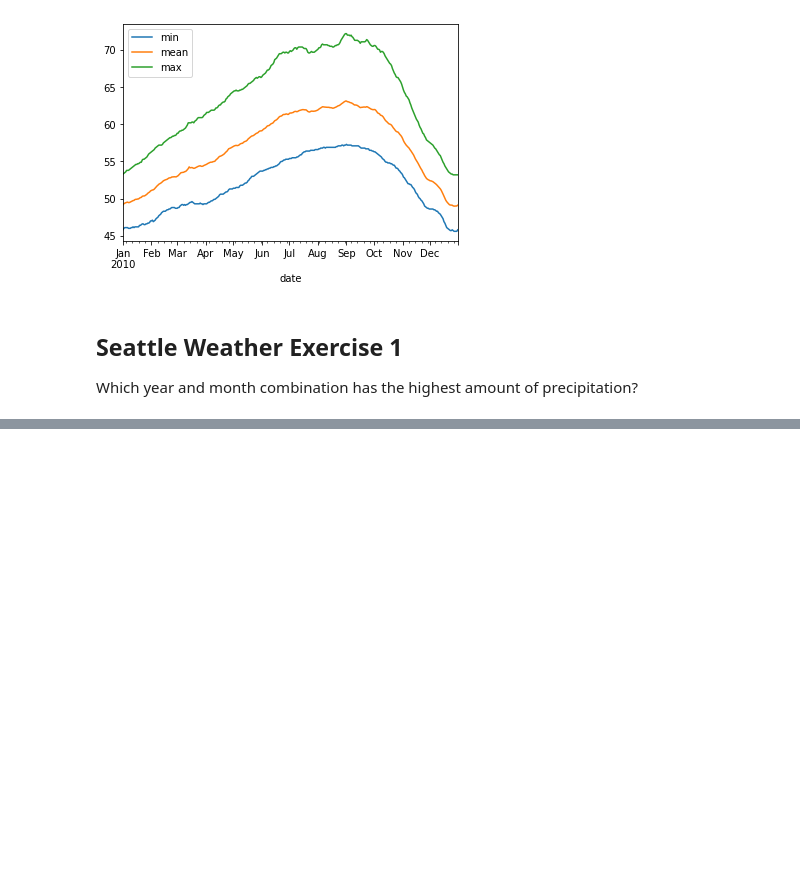
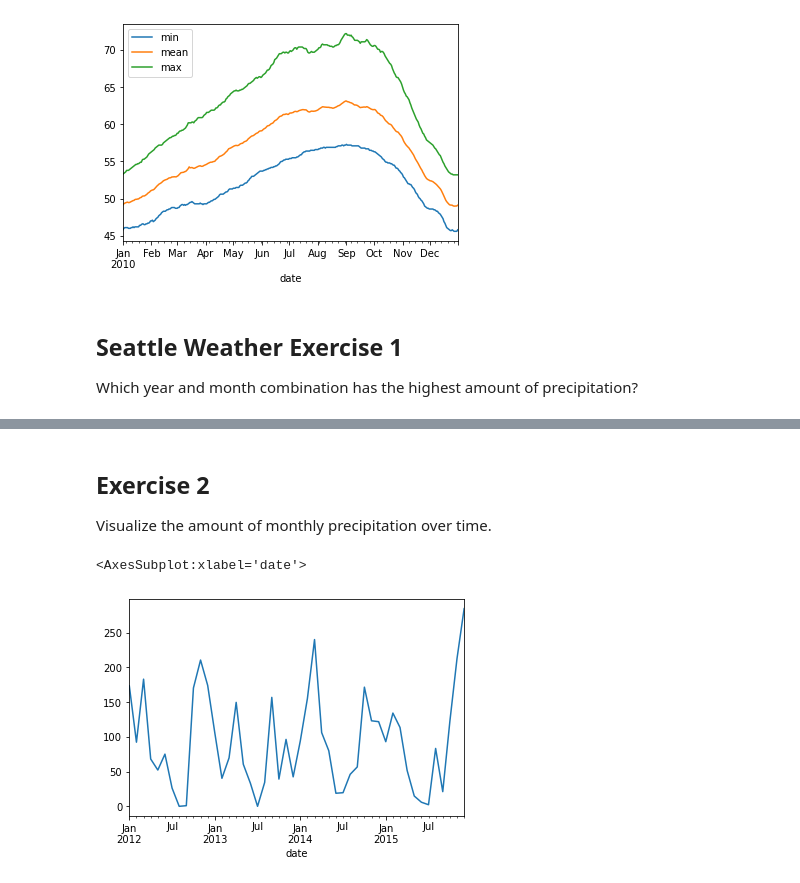
Before and after one commit to lainslie-18/time-series-exercises, a Jupyter notebook: time_series.ipynb, the cells around one changed output, grey strips where cells are left out. Saved outputs shown, nothing was run; the diff lists cells and outputs as text; code cells hidden in the pictures; blank space fills up the shorter version.

```diff
--- a/time_series.ipynb
+++ b/time_series.ipynb
@@ -255,0 +287,4 @@ Which year and month combination has the highest amount of precipitation?
+# %%
+# set date column as index
+df = df.set_index('date').sort_index()
+df.head()
@@ -255,0 +304,10 @@ Which year and month combination has the highest amount of precipitation?
+# %% [markdown]
+## Exercise 2
+
+Visualize the amount of monthly precipitation over time.
+# %%
+# downsample to sum of each month's precipitation and visualize
+df.resample('M').precipitation.sum().plot()
+# %% [output]
+<AxesSubplot:xlabel='date'>
+[figure, added]
```
Also changed, not shown: parts of 58 cells of this notebook.
